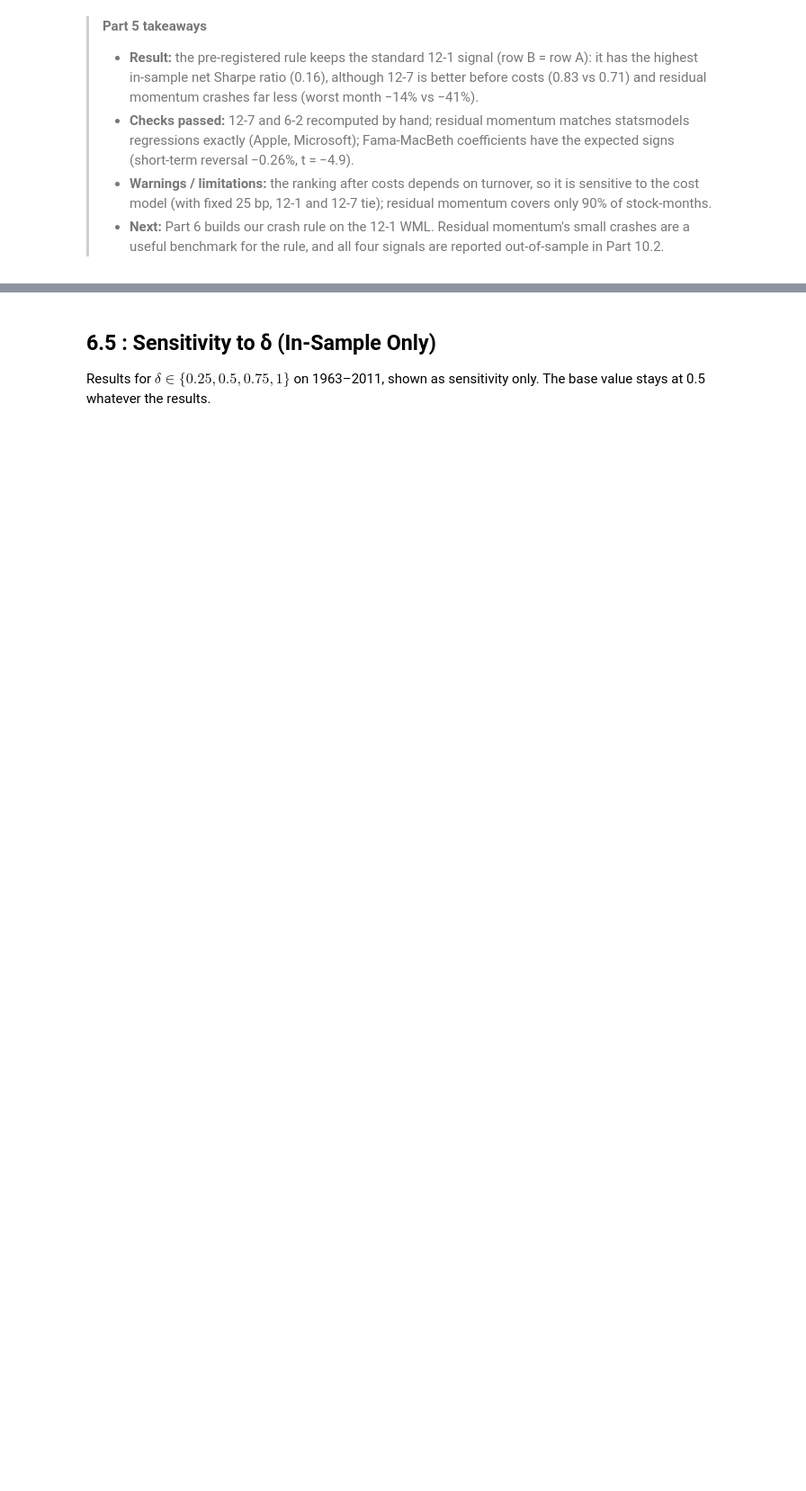
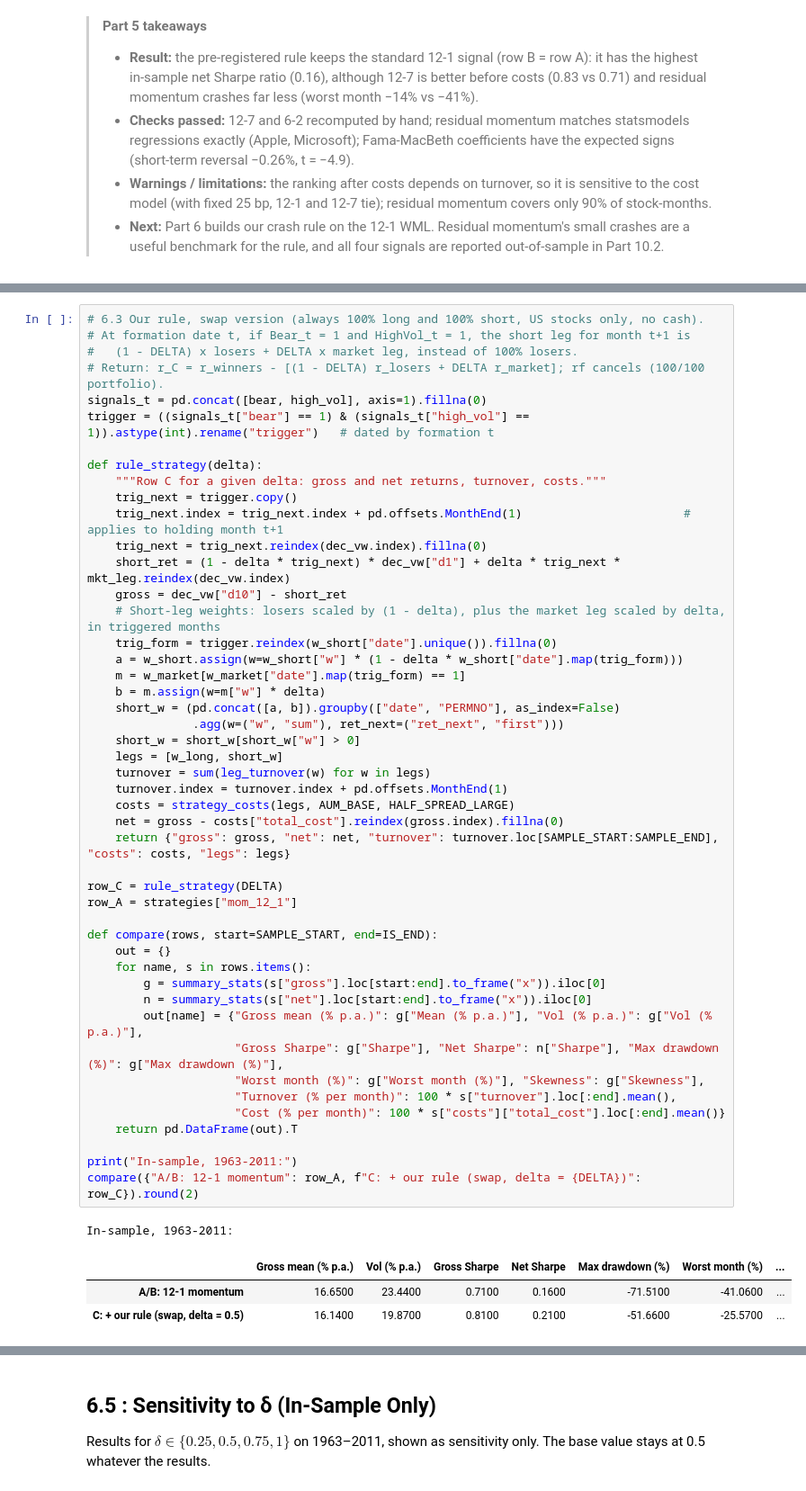
Before and after one commit to olol2/AppliedInvestments, a Jupyter notebook: Momentum_Robust_Notebook.ipynb, the cells around one changed output, grey strips where cells are left out. Shown at 90% size. Cells and saved outputs as stored; diff of their text form; blank space fills up the shorter version.

```diff
--- a/Momentum_Robust_Notebook.ipynb
+++ b/Momentum_Robust_Notebook.ipynb
@@ -1750,0 +1819,52 @@ Consequence to report: when $k < 1$ the portfolio is net long the market, precis
+# %%
+# 6.3 Our rule, swap version (always 100% long and 100% short, US stocks only, no cash).
+# At formation date t, if Bear_t = 1 and HighVol_t = 1, the short leg for month t+1 is
+#   (1 - DELTA) x losers + DELTA x market leg, instead of 100% losers.
+# Return: r_C = r_winners - [(1 - DELTA) r_losers + DELTA r_market]; rf cancels (100/100 portfolio).
+signals_t = pd.concat([bear, high_vol], axis=1).fillna(0)
+trigger = ((signals_t["bear"] == 1) & (signals_t["high_vol"] == 1)).astype(int).rename("trigger")   # dated by formation t
+
+def rule_strategy(delta):
+    """Row C for a given delta: gross and net returns, turnover, costs."""
+    trig_next = trigger.copy()
+    trig_next.index = trig_next.index + pd.offsets.MonthEnd(1)                       # applies to holding month t+1
+    trig_next = trig_next.reindex(dec_vw.index).fillna(0)
+    short_ret = (1 - delta * trig_next) * dec_vw["d1"] + delta * trig_next * mkt_leg.reindex(dec_vw.index)
+    gross = dec_vw["d10"] - short_ret
+    # Short-leg weights: losers scaled by (1 - delta), plus the market leg scaled by delta, in triggered months
+    trig_form = trigger.reindex(w_short["date"].unique()).fillna(0)
+    a = w_short.assign(w=w_short["w"] * (1 - delta * w_short["date"].map(trig_form)))
+    m = w_market[w_market["date"].map(trig_form) == 1]
+    b = m.assign(w=m["w"] * delta)
+    short_w = (pd.concat([a, b]).groupby(["date", "PERMNO"], as_index=False)
+               .agg(w=("w", "sum"), ret_next=("ret_next", "first")))
+    short_w = short_w[short_w["w"] > 0]
+    legs = [w_long, short_w]
+    turnover = sum(leg_turnover(w) for w in legs)
+    turnover.index = turnover.index + pd.offsets.MonthEnd(1)
+    costs = strategy_costs(legs, AUM_BASE, HALF_SPREAD_LARGE)
+    net = gross - costs["total_cost"].reindex(gross.index).fillna(0)
+    return {"gross": gross, "net": net, "turnover": turnover.loc[SAMPLE_START:SAMPLE_END], "costs": costs, "legs": legs}
+
+row_C = rule_strategy(DELTA)
+row_A = strategies["mom_12_1"]
+
+def compare(rows, start=SAMPLE_START, end=IS_END):
+    out = {}
+    for name, s in rows.items():
+        g = summary_stats(s["gross"].loc[start:end].to_frame("x")).iloc[0]
+        n = summary_stats(s["net"].loc[start:end].to_frame("x")).iloc[0]
+        out[name] = {"Gross mean (% p.a.)": g["Mean (% p.a.)"], "Vol (% p.a.)": g["Vol (% p.a.)"],
+                     "Gross Sharpe": g["Sharpe"], "Net Sharpe": n["Sharpe"], "Max drawdown (%)": g["Max drawdown (%)"],
+                     "Worst month (%)": g["Worst month (%)"], "Skewness": g["Skewness"],
+                     "Turnover (% per month)": 100 * s["turnover"].loc[:end].mean(),
+                     "Cost (% per month)": 100 * s["costs"]["total_cost"].loc[:end].mean()}
+    return pd.DataFrame(out).T
+
+print("In-sample, 1963-2011:")
+compare({"A/B: 12-1 momentum": row_A, f"C: + our rule (swap, delta = {DELTA})": row_C}).round(2)
+# %% [output]
+In-sample, 1963-2011:
+|  | Gross mean (% p.a.) | Vol (% p.a.) | Gross Sharpe | Net Sharpe | Max drawdown (%) | Worst month (%) | ... |
+| A/B: 12-1 momentum | 16.6500 | 23.4400 | 0.7100 | 0.1600 | -71.5100 | -41.0600 | ... |
+| C: + our rule (swap, delta = 0.5) | 16.1400 | 19.8700 | 0.8100 | 0.2100 | -51.6600 | -25.5700 | ... |
```
Also changed, not shown: parts of 18 cells of this notebook, 1 other file.
